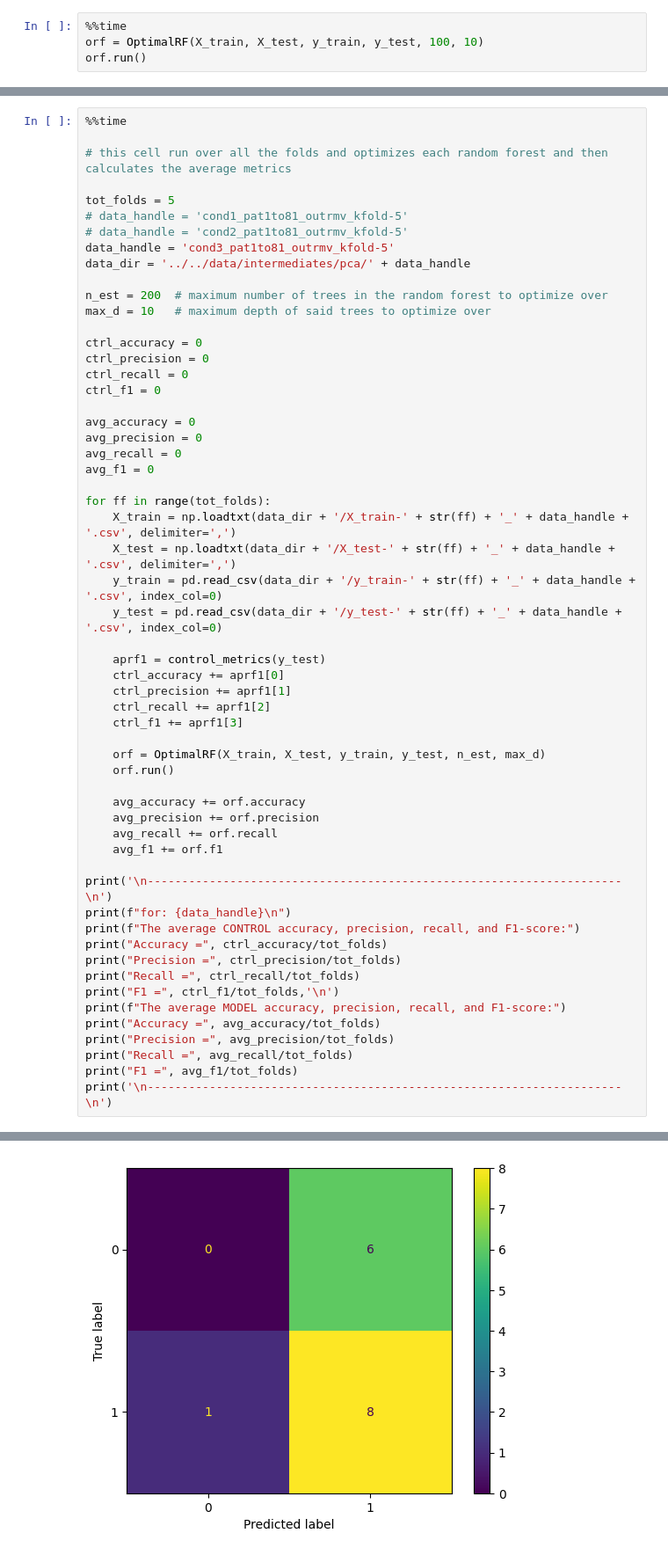
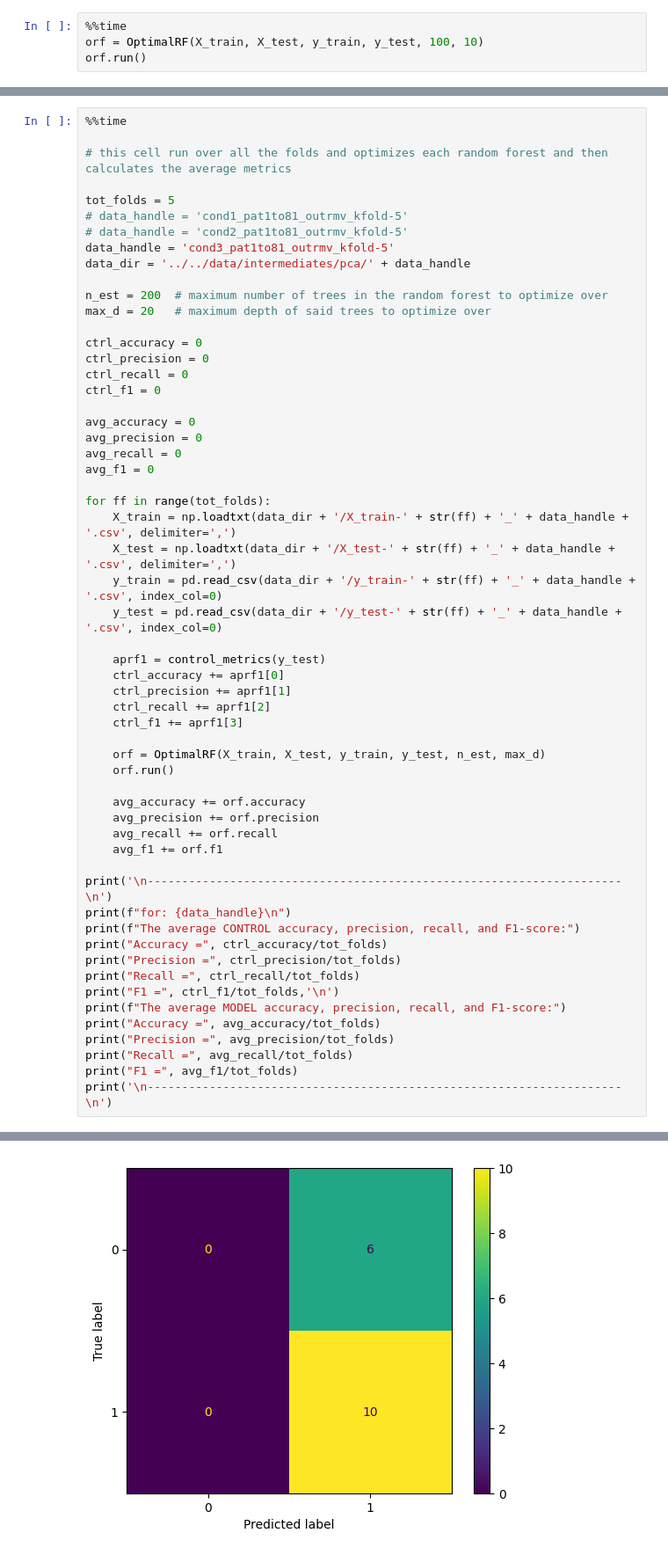
Before and after one commit to cgpayne/electropsychographer, a Jupyter notebook: notebooks/models/random_forest_all.ipynb, the cells around one changed output, grey strips where cells are left out. Shown: that part at 88% size. Saved outputs shown, nothing was run; the diff lists cells and outputs as text.

```diff
--- a/notebooks/models/random_forest_all.ipynb
+++ b/notebooks/models/random_forest_all.ipynb
@@ -156,7 +156,7 @@ data_handle = 'cond3_pat1to81_outrmv_kfold-5'
 data_dir = '../../data/intermediates/pca/' + data_handle
 
 n_est = 200  # maximum number of trees in the random forest to optimize over
-max_d = 10   # maximum depth of said trees to optimize over
+max_d = 20   # maximum depth of said trees to optimize over
 
 ctrl_accuracy = 0
 ctrl_precision = 0
@@ -223 +223 @@ Wall time: 29.3 s
-[figure, old version]
+[figure, new version]
```
Also changed, not shown: parts of 5 cells of this notebook.
